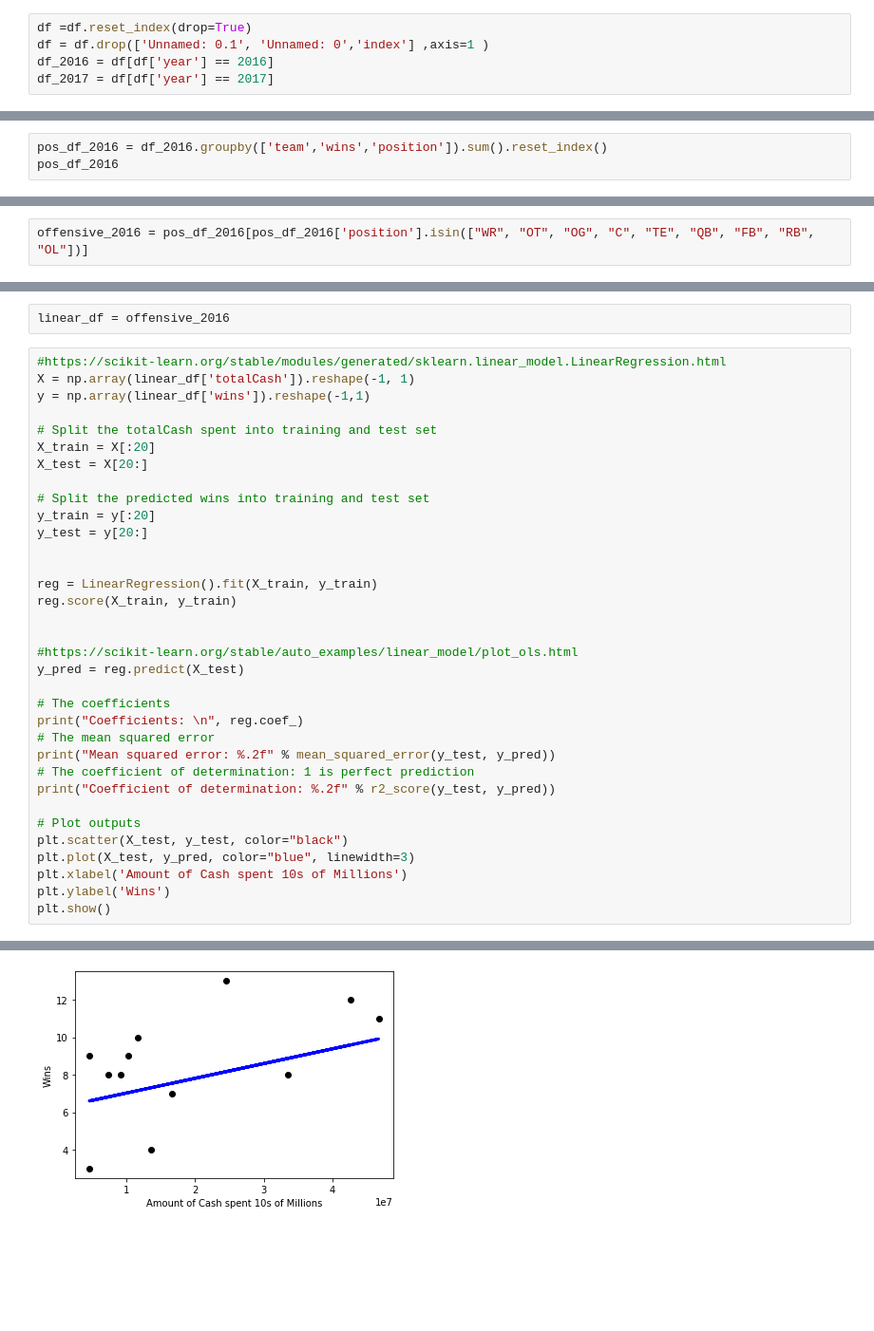
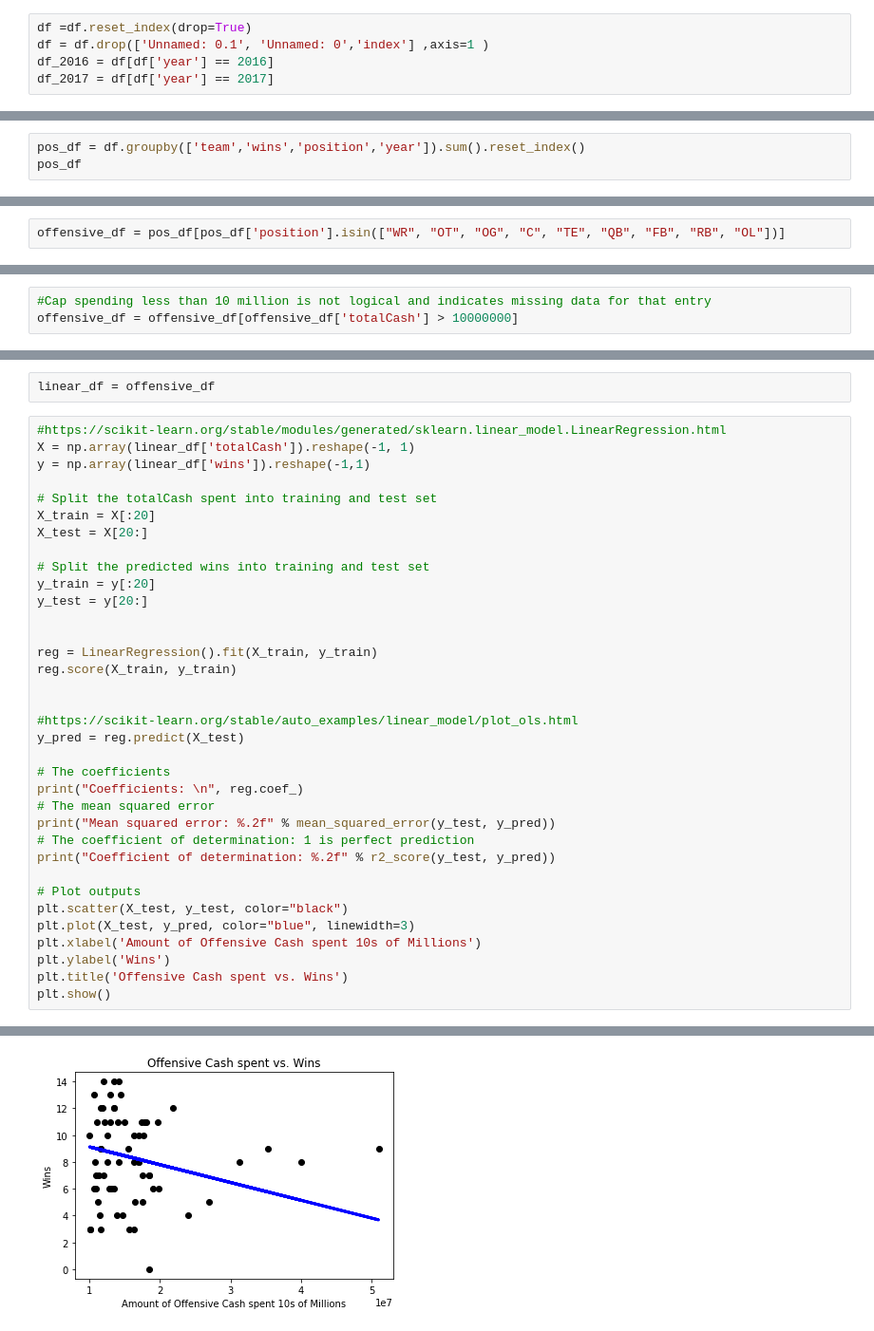
Before and after one commit to philDaprogrammer/487_Project, a Jupyter notebook: phase_2/Modeling.ipynb, the cells around one changed output, grey strips where cells are left out. Shown: that part at 95% size. Saved outputs shown, nothing was run; the diff lists cells and outputs as text; blank space fills up the shorter version.

```diff
--- a/phase_2/Modeling.ipynb
+++ b/phase_2/Modeling.ipynb
@@ -46,4 +14,4 @@ df_2016
 # %%
-pos_df_2016 = df_2016.groupby(['team','wins','position']).sum().reset_index()
-pos_df_2016
+pos_df = df.groupby(['team','wins','position','year']).sum().reset_index()
+pos_df
 # %% [output]
@@ -63,2 +31,2 @@ pos_df_2016
 # %%
-offensive_2016 = pos_df_2016[pos_df_2016['position'].isin(["WR", "OT", "OG", "C", "TE", "QB", "FB", "RB", "OL"])]
+offensive_df = pos_df[pos_df['position'].isin(["WR", "OT", "OG", "C", "TE", "QB", "FB", "RB", "OL"])]
@@ -85,0 +33,3 @@ offensive_2016
+# %%
+#Cap spending less than 10 million is not logical and indicates missing data for that entry
+offensive_df = offensive_df[offensive_df['totalCash'] > 10000000]
@@ -86,5 +55,5 @@ offensive_2016
 # %%
-linear_df = offensive_2016
+linear_df = offensive_df
 # %%
 #https://scikit-learn.org/stable/modules/generated/sklearn.linear_model.LinearRegression.html
 X = np.array(linear_df['totalCash']).reshape(-1, 1)
@@ -116,8 +85,9 @@ print("Coefficient of determination: %.2f" % r2_score(y_test, y_pred))
 # Plot outputs
 plt.scatter(X_test, y_test, color="black")
 plt.plot(X_test, y_pred, color="blue", linewidth=3)
-plt.xlabel('Amount of Cash spent 10s of Millions')
+plt.xlabel('Amount of Offensive Cash spent 10s of Millions')
 plt.ylabel('Wins')
+plt.title('Offensive Cash spent vs. Wins')
 plt.show()
 # %% [output]
 Coefficients:
@@ -127 +97 @@ Coefficient of determination: 0.21
-[figure, old version]
+[figure, new version]
```
Also changed, not shown: parts of 18 cells of this notebook.
